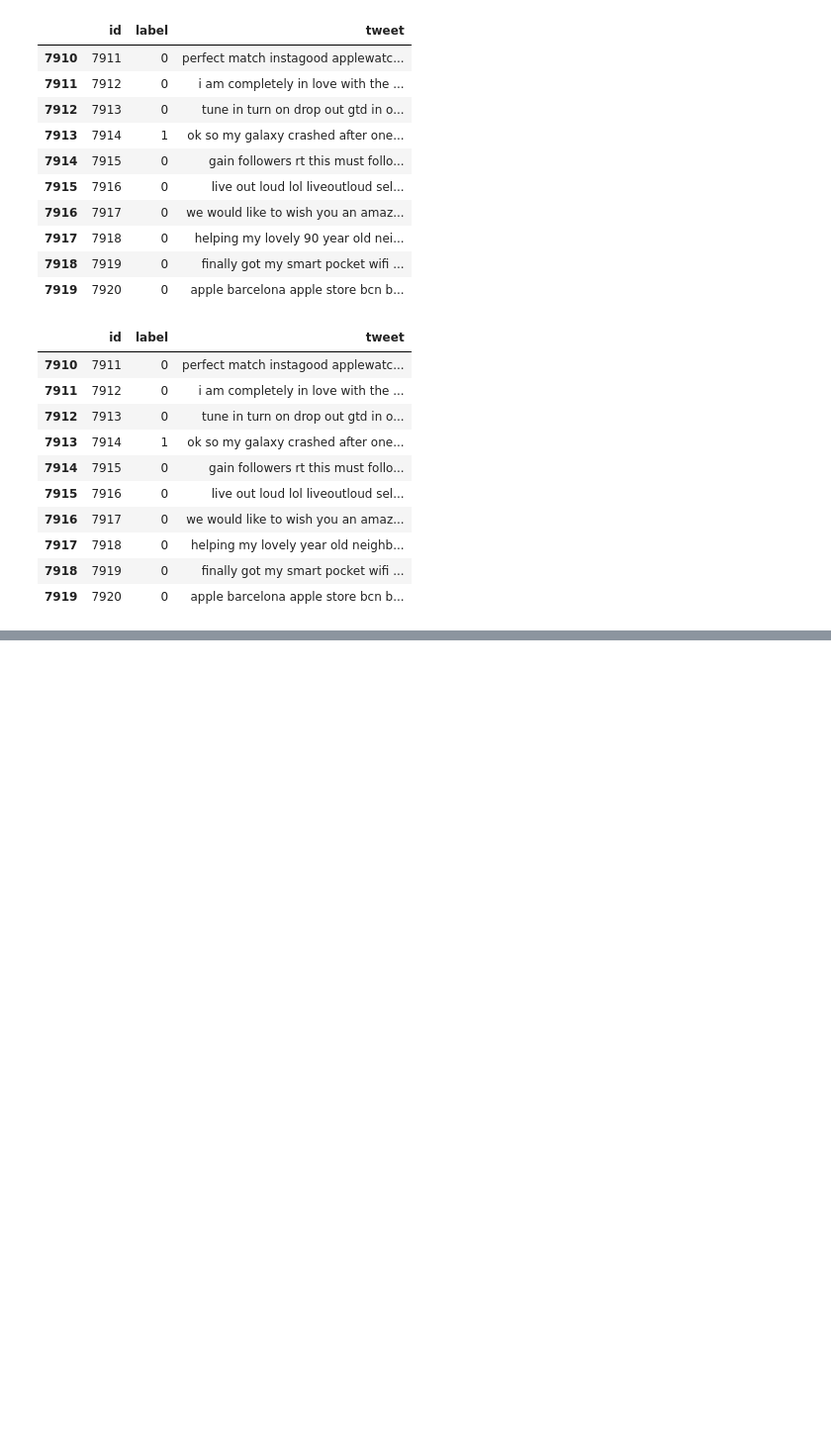
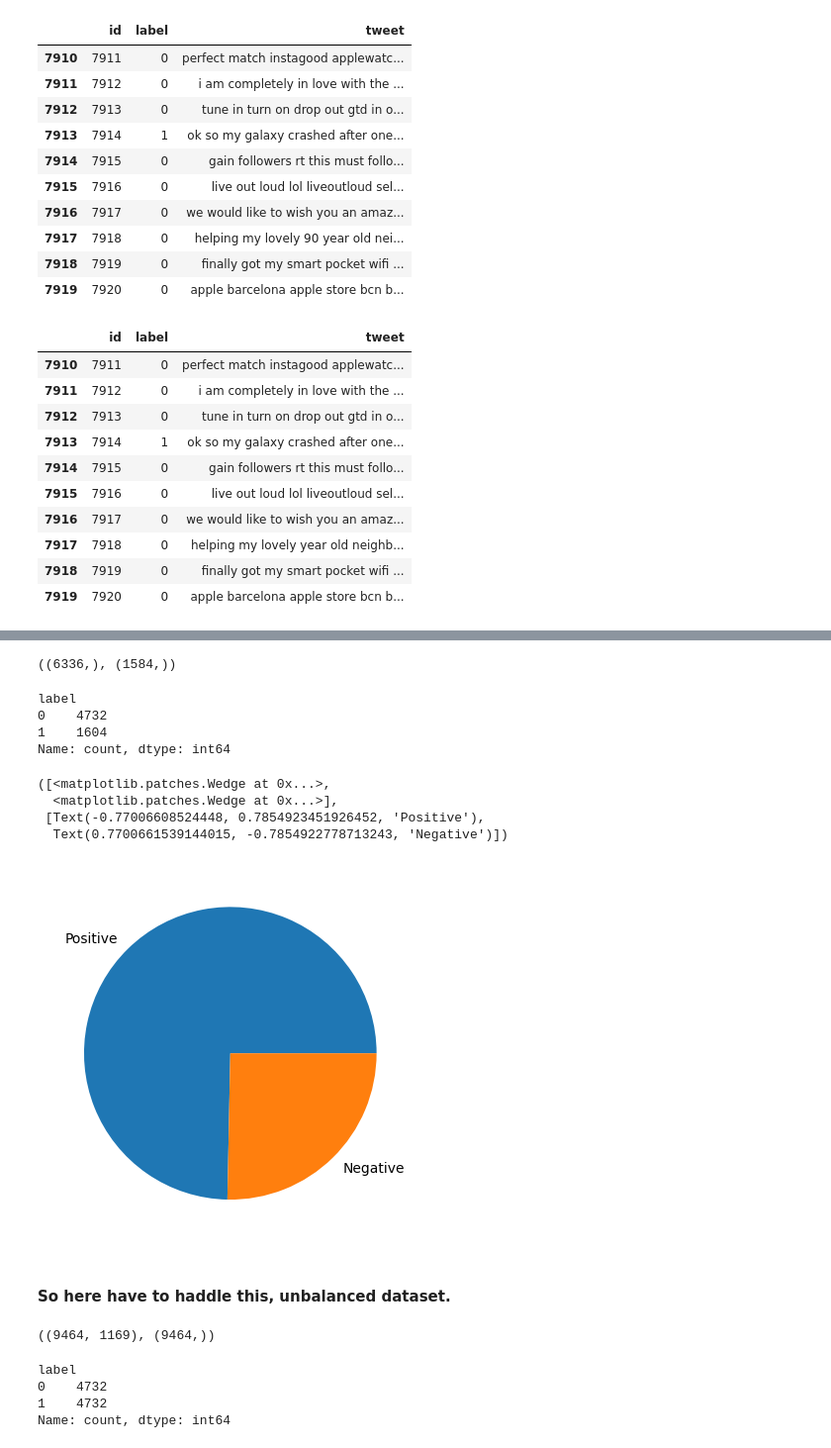
Before and after one commit to HMGUNASEKARA/Sentiment-Analysis-, a Jupyter notebook: Notebooks/Model_building.ipynb, the cells around one changed output, grey strips where cells are left out. Shown at 99% size. Cells and saved outputs as stored; diff of their text form; code cells hidden in the pictures; blank space fills up the shorter version.

Commit message:
Build the model

```diff
--- a/Notebooks/Model_building.ipynb
+++ b/Notebooks/Model_building.ipynb
@@ -139,0 +239,9 @@ nltk.download('stopwords', download_dir = '../
+# %%
+# Do the strmming part( that mean same ward can be in the different format)
+from nltk.stem import PorterStemmer
+ps = PorterStemmer()
+# THis is fuction that create for NLP
+# %%
+data["tweet"] = data["tweet"].apply(lambda x: " ".join(ps.stem(x) for x in x.split()))
+# Here we do first split the data in to parts(that mean in to wards). After pass all the data point inside the stem() class
+# After go through the class we can get basewaord.
@@ -139,0 +322,4 @@ nltk.download('stopwords', download_dir = '../
+# %%
+y = data['label']
+x = data['tweet']
+x.head(),y.head()
@@ -139,0 +339,8 @@ nltk.download('stopwords', download_dir = '../
+# %%
+# now devide data set into testand train part
+from sklearn.model_selection import train_test_split
+x_train,x_test,y_train,y_test = train_test_split(x,y,test_size= 0.2)
+# %%
+x_train.shape,x_test.shape
+# %% [output]
+((6336,), (1584,))
@@ -139,0 +369,34 @@ nltk.download('stopwords', download_dir = '../
+# %%
+y_train.value_counts()
+# %% [output]
+label
+0    4732
+1    1604
+Name: count, dtype: int64
+# %%
+plt.pie(np.array([y_train.value_counts()[0], y_train.value_counts()[1]]),labels = ['Positive','Negative'])
+# In such kind of binary calssification in dat set is not balance this model can be bias to the class that
+# Have mode data points So, I have to overcome this.., For that we have to balance this
+# %% [output]
+([<matplotlib.patches.Wedge at 0x...>,
+  <matplotlib.patches.Wedge at 0x...>],
+ [Text(-0.77006608524448, 0.7854923451926452, 'Positive'),
+  Text(0.7700661539144015, -0.7854922778713243, 'Negative')])
+[figure, added]
+# %% [markdown]
+####  So here have to haddle this, unbalanced dataset.
+# %%
+# For haddle this I used SMOTE technique for this
+from imblearn.over_sampling import SMOTE
+smote = SMOTE()
+vectorized_x_train_smote, y_train_smote = smote.fit_resample(vectorizes_x_train,y_train)
+vectorized_x_train_smote.shape , y_train_smote.shape
+# %% [output]
+((9464, 1169), (9464,))
+# %%
+y_train_smote.value_counts()
+# %% [output]
+label
+0    4732
+1    4732
+Name: count, dtype: int64
```
Also changed, not shown: parts of 51 cells of this notebook, 7 other files.
